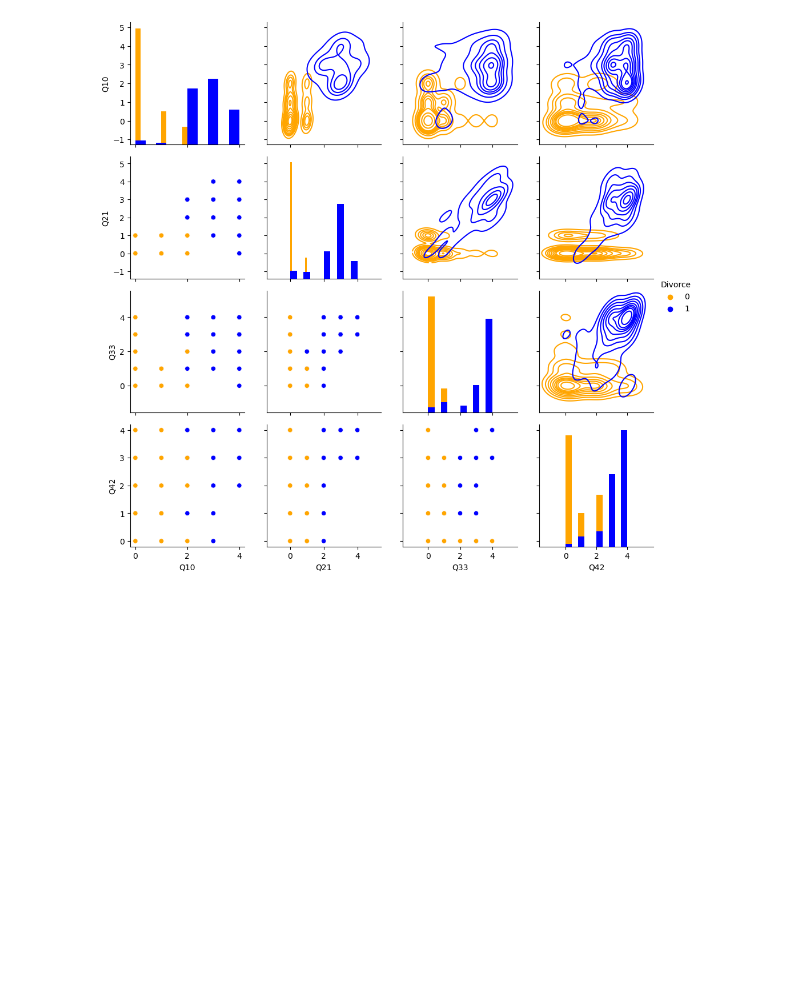
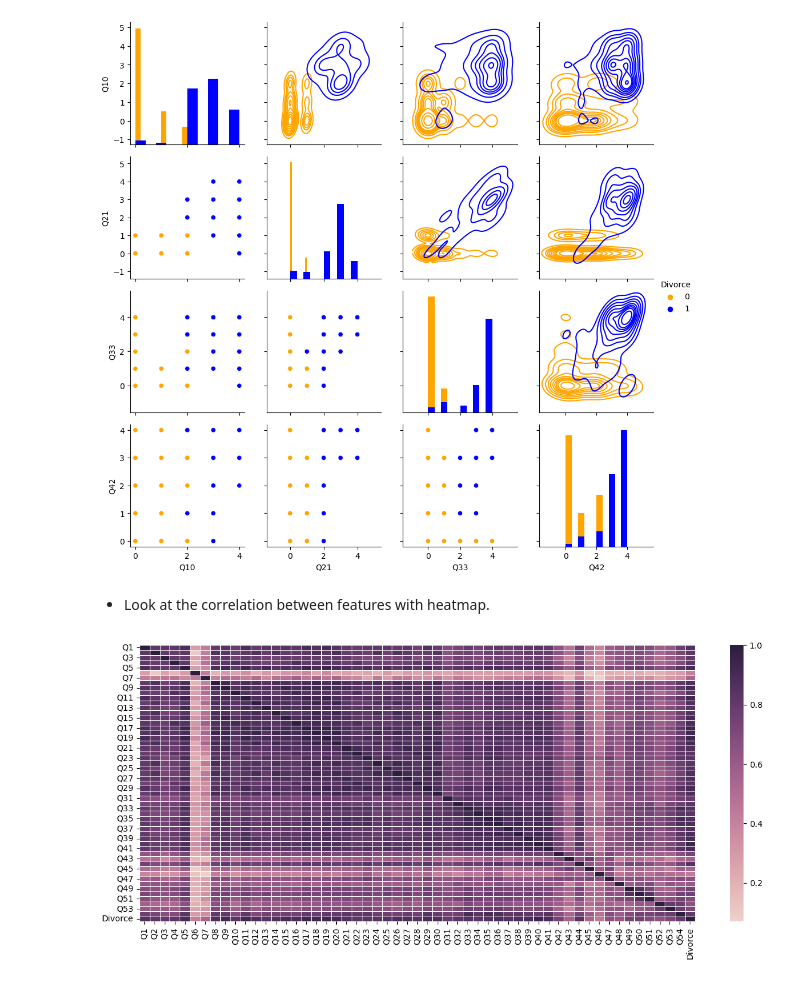
Before and after one commit to emirdoogan/DivorcePrediction, a Jupyter notebook: exploring_data.ipynb, the cells around one changed output. Cells and saved outputs as stored; diff of their text form; code cells hidden in the pictures; blank space fills up the shorter version.

```diff
--- a/exploring_data.ipynb
+++ b/exploring_data.ipynb
@@ -80,3 +80,13 @@ g.add_legend(title='Divorce')
 # %% [output]
 <seaborn.axisgrid.PairGrid at 0x...>
 [figure]
+# %% [markdown]
+- Look at the correlation between features with heatmap.
+# %%
+correlation = df.corr()
+# %%
+plt.figure(figsize=(15,6))
+sns.heatmap(correlation,fmt=".5f", linewidth=.5, cmap=sns.cubehelix_palette(as_cmap=True))
+plt.show()
+# %% [output]
+[figure, added]
```
Also changed, not shown: 1 other file.
